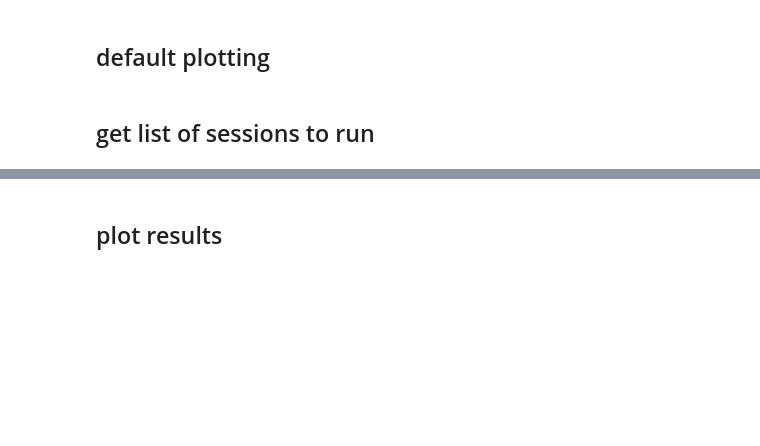
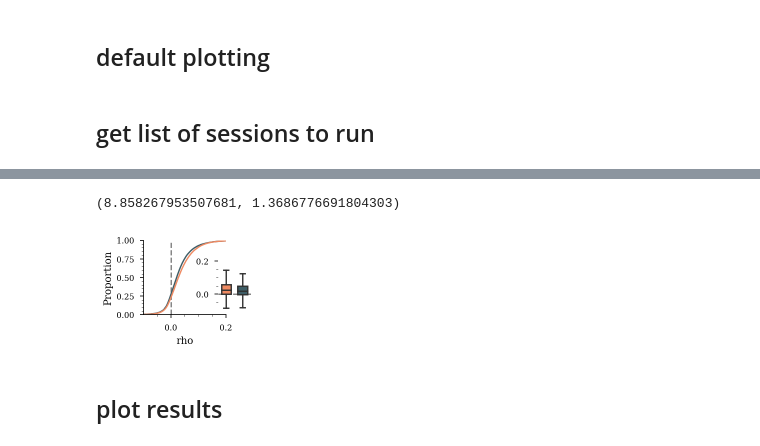
Before and after one commit to ryanharvey1/ripple_heterogeneity, a Jupyter notebook: python/notebooks/pairwise_ccg_deep_sup.ipynb, the cells around one changed output, grey strips where cells are left out. Drawn from its saved outputs; the diff is of its cells as text; code cells hidden in the pictures; blank space fills up the shorter version.

Commit message:
new plots

```diff
--- a/python/notebooks/pairwise_ccg_deep_sup.ipynb
+++ b/python/notebooks/pairwise_ccg_deep_sup.ipynb
@@ -39,3 +39,6 @@ not_to_use = (df["basepath"].str.contains("OMLproject", case=False)) | (
     df["basepath"].str.contains("ORproject", case=False)
 )
 df = df.loc[~not_to_use]
+
+save_path = r"Z:\home\ryanh\projects\ripple_heterogeneity\pairwise_ccg_deep_sup"
+pairwise_ccg_deep_sup.run(df,save_path,parallel=True)
@@ -85,0 +45,2 @@ for basepath in df.basepath:
+# %%
+ccgs, ccg_id_df = pairwise_ccg_deep_sup.load_data(save_path)
@@ -86,3 +63,48 @@ for basepath in df.basepath:
+# %%
+ccg_id_df['layer_label'] = 'unknown'
+
+idx = (ccg_id_df.deepSuperficial_ref == 'Deep') & (ccg_id_df.deepSuperficial_target == 'Deep')
+ccg_id_df.loc[idx,'layer_label'] = 'same_layer'
+idx = (ccg_id_df.deepSuperficial_ref == 'Superficial') & (ccg_id_df.deepSuperficial_target == 'Superficial')
+ccg_id_df.loc[idx,'layer_label'] = 'same_layer'
+
+idx = (ccg_id_df.deepSuperficial_ref == 'Deep') & (ccg_id_df.deepSuperficial_target == 'Superficial')
+ccg_id_df.loc[idx,'layer_label'] = 'cross_layer'
+idx = (ccg_id_df.deepSuperficial_ref == 'Superficial') & (ccg_id_df.deepSuperficial_target == 'Deep')
+ccg_id_df.loc[idx,'layer_label'] = 'cross_layer'
+# %%
+functions.set_size('thesis', fraction=1.5, subplots=(1, 4))
+# %% [output]
+(8.858267953507681, 1.3686776691804303)
+# %%
+import custom_plots
+
+group_colors = {"same_layer": '#ef8a62',
+            'cross_layer': '#3e5d66'}
+sns.set_palette(sns.color_palette(group_colors.values()))
+
+
+fig = plt.figure(figsize=functions.set_size('thesis', fraction=.25, subplots=(1.5, 1)), edgecolor='k')
+axs = plt.gca()
+
+box_ax = custom_plots.plot_ecdf_box(
+    data=ccg_id_df,
+    x="rho",
+    hue="layer_label",
+    hue_order=group_colors.keys(),
+    x_offset=0.7,
+    y_offset=0.04,
+    showfliers=False,
+    ax=axs,
+    fig=fig)
+axs.set_xlim(-0.1, .2)
+box_ax.set_ylim(-0.1, .2)
+axs.axvline(0, color='grey', linestyle='--',zorder=-100)
+box_ax.axhline(0, color='grey', linestyle='--',zorder=-100)
+
+plt.savefig(os.path.join(fig_save_path,'pairwise_ripple_corr_deep_sup.svg'),dpi=300,bbox_inches='tight')
+# %% [output]
+[figure, added]
 # %%
 from scipy.stats import zscore
 
```
Also changed, not shown: parts of 4 cells of this notebook.
